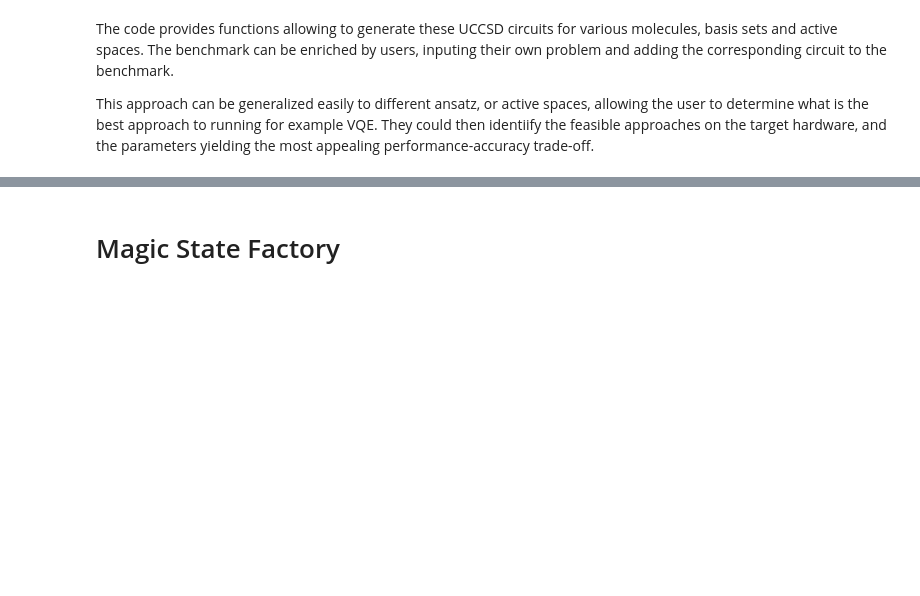
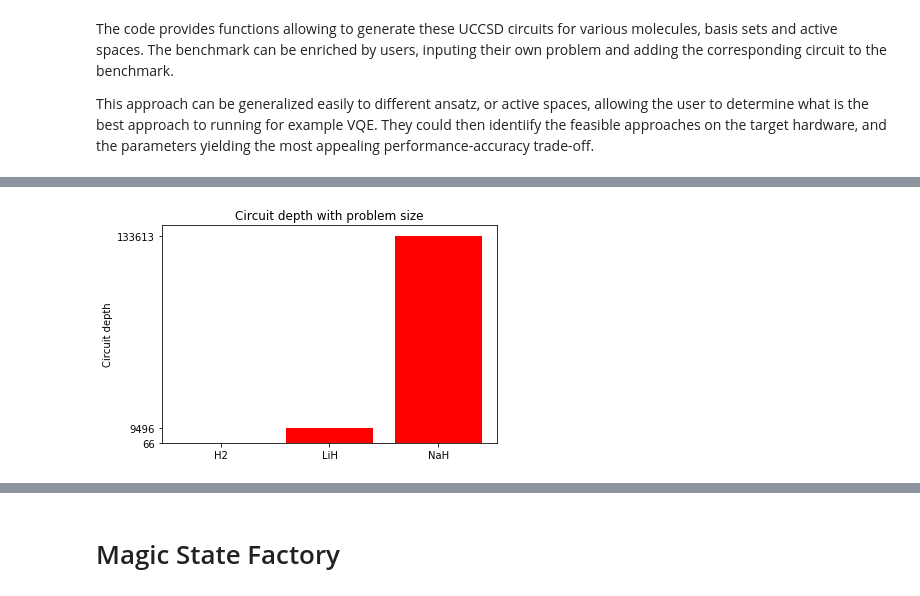
Before and after one commit to eddieschoute/circuit-benchmarks, a Jupyter notebook: benchmark_circuits.ipynb, the cells around one changed output, grey strips where cells are left out. Saved outputs shown, nothing was run; the diff lists cells and outputs as text; code cells hidden in the pictures; blank space fills up the shorter version.

```diff
--- a/benchmark_circuits.ipynb
+++ b/benchmark_circuits.ipynb
@@ -192,0 +211,9 @@ This approach can be generalized easily to different ansatz, or active spaces, a
+# %%
+plt.bar(y_pos, depths, align='center', alpha=1.0, color = "red")
+plt.xticks(y_pos, labels)
+plt.yticks(depths)
+plt.ylabel('Circuit depth')
+plt.title('Circuit depth with problem size')
+plt.show()
+# %% [output]
+[figure, added]
```
Also changed, not shown: parts of 6 cells of this notebook.
